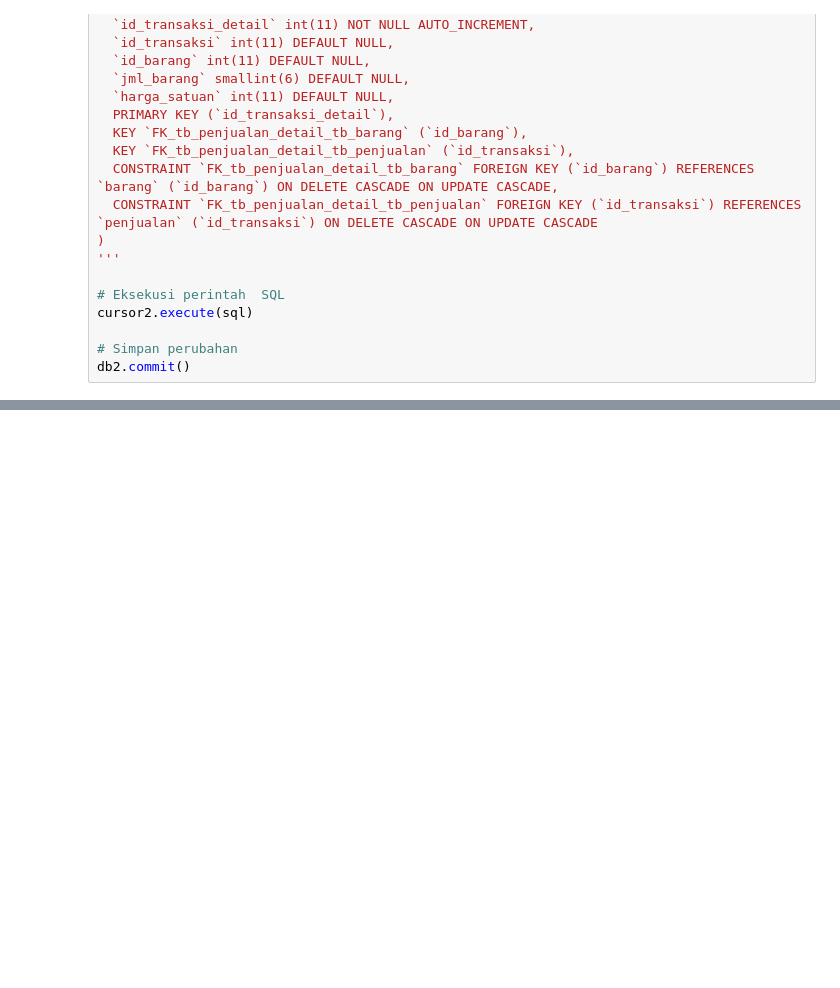
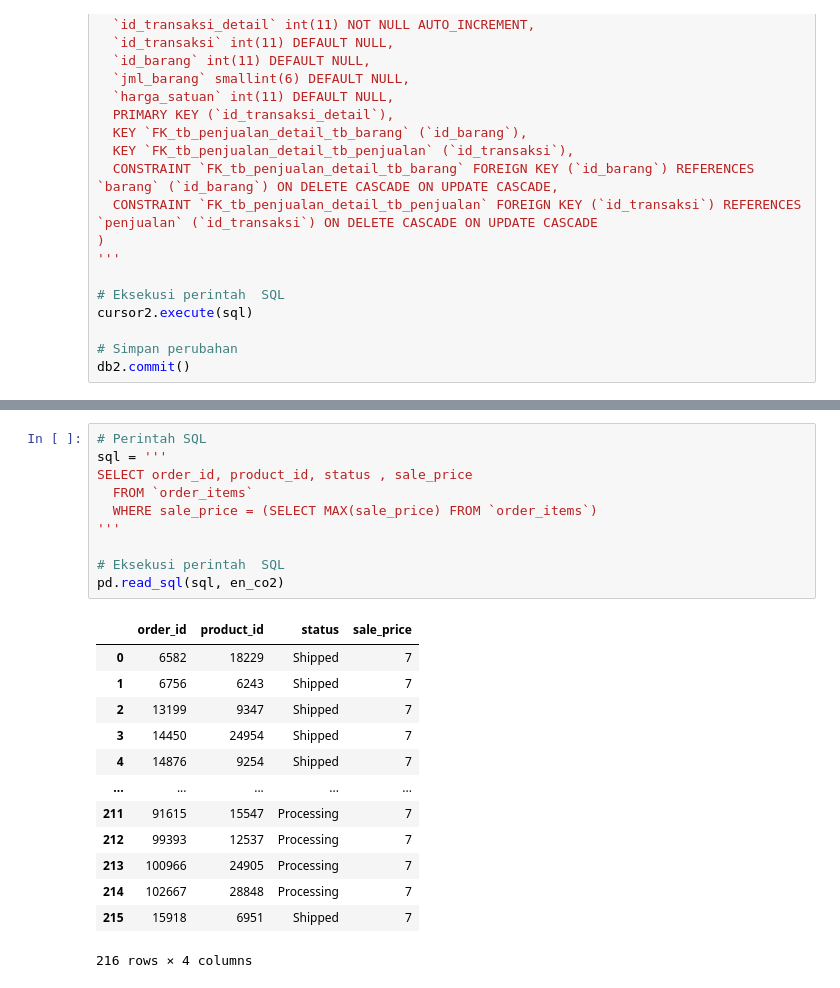
Before and after one commit to dsciencelabs/JNE_Data_Analytics_PySQL, a Jupyter notebook: jupyterlab/Pertemuan4_Bakti.ipynb, the cells around one changed output, grey strips where cells are left out. Drawn from its saved outputs; the diff is of its cells as text; blank space fills up the shorter version.

```diff
--- a/jupyterlab/Pertemuan4_Bakti.ipynb
+++ b/jupyterlab/Pertemuan4_Bakti.ipynb
@@ -144,0 +285,24 @@ db2.commit()
+# %%
+# Perintah SQL
+sql = '''
+SELECT order_id, product_id, status , sale_price
+  FROM `order_items`
+  WHERE sale_price = (SELECT MAX(sale_price) FROM `order_items`)
+'''
+
+# Eksekusi perintah  SQL
+pd.read_sql(sql, en_co2)
+# %% [output]
+|  | order_id | product_id | status | sale_price |
+| 0 | 6582 | 18229 | Shipped | 7 |
+| 1 | 6756 | 6243 | Shipped | 7 |
+| 2 | 13199 | 9347 | Shipped | 7 |
+| 3 | 14450 | 24954 | Shipped | 7 |
+| 4 | 14876 | 9254 | Shipped | 7 |
+| ... | ... | ... | ... | ... |
+| 211 | 91615 | 15547 | Processing | 7 |
+| 212 | 99393 | 12537 | Processing | 7 |
+| 213 | 100966 | 24905 | Processing | 7 |
+| 214 | 102667 | 28848 | Processing | 7 |
+| 215 | 15918 | 6951 | Shipped | 7 |
+216 rows × 4 columns
```
Also changed, not shown: parts of 18 cells of this notebook, 16 other files.
